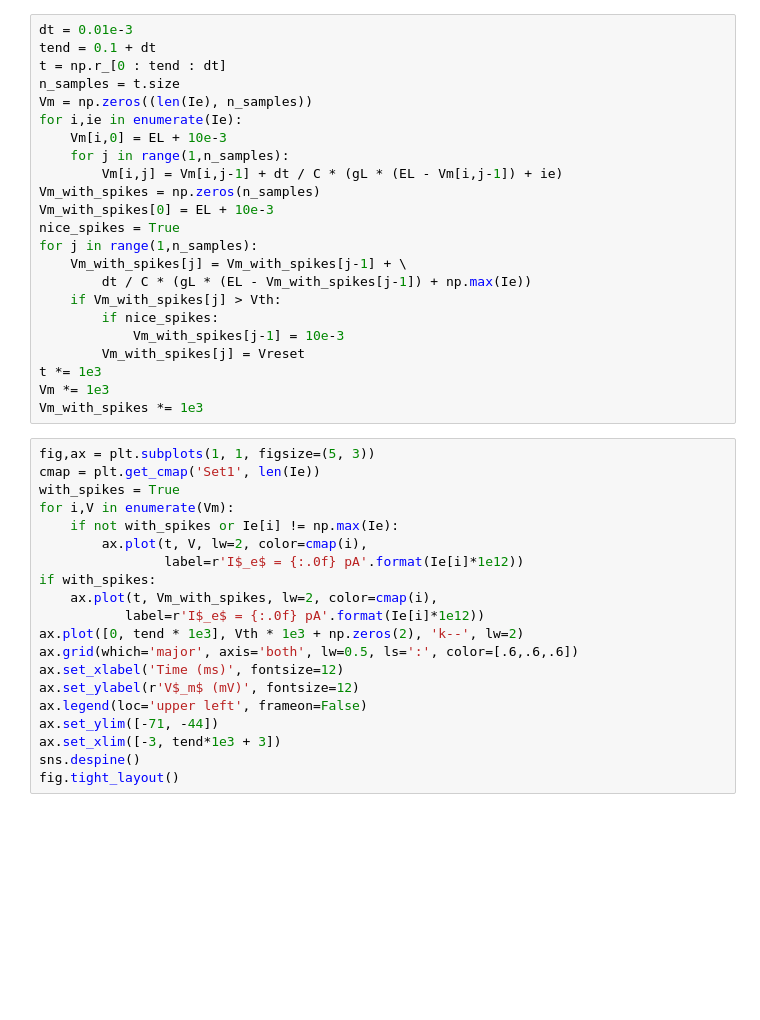
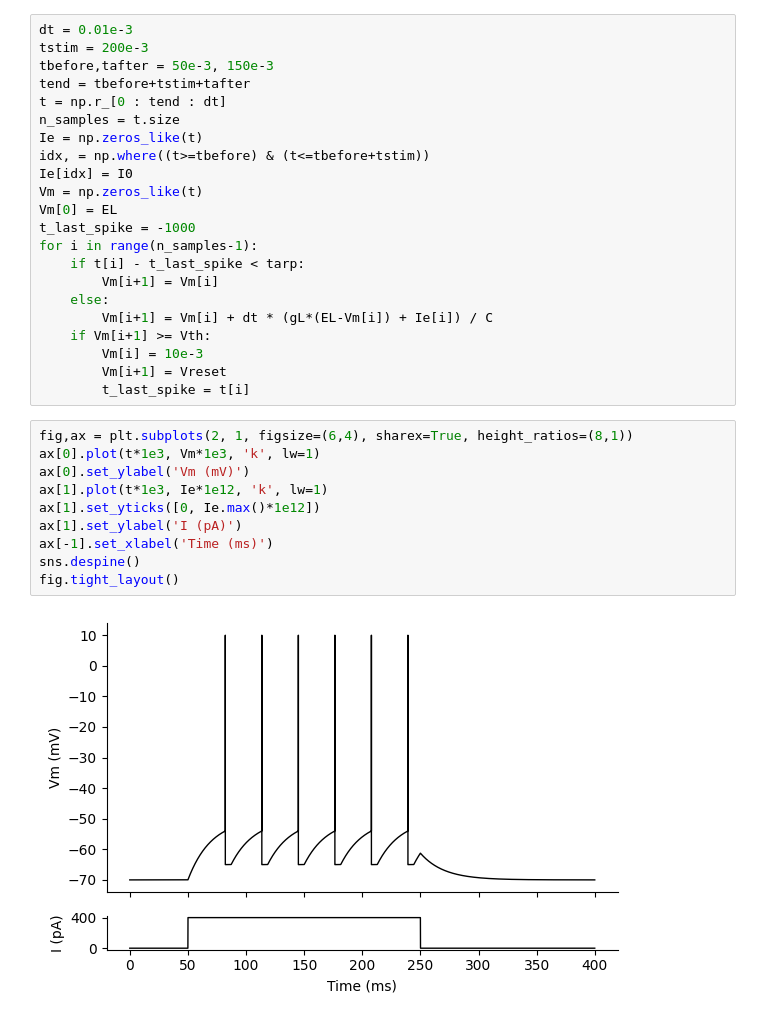
Before and after one commit to danielelinaro/comp-neuro-course-materials, a Jupyter notebook: 04_Integrate-and-fire/Leaky_IF.ipynb, the cells around one changed output. Drawn from its saved outputs; the diff is of its cells as text; blank space fills up the shorter version.

```diff
--- a/04_Integrate-and-fire/Leaky_IF.ipynb
+++ b/04_Integrate-and-fire/Leaky_IF.ipynb
@@ -15,43 +17,34 @@ Ie = [0, 250e-12, 500e-12] # [A]
-# %%
-dt = 0.01e-3
-tend = 0.1 + dt
-t = np.r_[0 : tend : dt]
-n_samples = t.size
-Vm = np.zeros((len(Ie), n_samples))
-for i,ie in enumerate(Ie):
-    Vm[i,0] = EL + 10e-3
-    for j in range(1,n_samples):
-        Vm[i,j] = Vm[i,j-1] + dt / C * (gL * (EL - Vm[i,j-1]) + ie)
-Vm_with_spikes = np.zeros(n_samples)
-Vm_with_spikes[0] = EL + 10e-3
-nice_spikes = True
-for j in range(1,n_samples):
-    Vm_with_spikes[j] = Vm_with_spikes[j-1] + \
-        dt / C * (gL * (EL - Vm_with_spikes[j-1]) + np.max(Ie))
-    if Vm_with_spikes[j] > Vth:
-        if nice_spikes:
-            Vm_with_spikes[j-1] = 10e-3
-        Vm_with_spikes[j] = Vreset
-t *= 1e3
-Vm *= 1e3
-Vm_with_spikes *= 1e3
-# %%
-fig,ax = plt.subplots(1, 1, figsize=(5, 3))
-cmap = plt.get_cmap('Set1', len(Ie))
-with_spikes = True
-for i,V in enumerate(Vm):
-    if not with_spikes or Ie[i] != np.max(Ie):
-        ax.plot(t, V, lw=2, color=cmap(i),
-                label=r'I$_e$ = {:.0f} pA'.format(Ie[i]*1e12))
-if with_spikes:
-    ax.plot(t, Vm_with_spikes, lw=2, color=cmap(i),
-           label=r'I$_e$ = {:.0f} pA'.format(Ie[i]*1e12))
-ax.plot([0, tend * 1e3], Vth * 1e3 + np.zeros(2), 'k--', lw=2)
-ax.grid(which='major', axis='both', lw=0.5, ls=':', color=[.6,.6,.6])
-ax.set_xlabel('Time (ms)', fontsize=12)
-ax.set_ylabel(r'V$_m$ (mV)', fontsize=12)
-ax.legend(loc='upper left', frameon=False)
-ax.set_ylim([-71, -44])
-ax.set_xlim([-3, tend*1e3 + 3])
-sns.despine()
-fig.tight_layout()
+# %%
+dt = 0.01e-3
+tstim = 200e-3
+tbefore,tafter = 50e-3, 150e-3
+tend = tbefore+tstim+tafter
+t = np.r_[0 : tend : dt]
+n_samples = t.size
+Ie = np.zeros_like(t)
+idx, = np.where((t>=tbefore) & (t<=tbefore+tstim))
+Ie[idx] = I0
+Vm = np.zeros_like(t)
+Vm[0] = EL
+t_last_spike = -1000
+for i in range(n_samples-1):
+    if t[i] - t_last_spike < tarp:
+        Vm[i+1] = Vm[i]
+    else:
+        Vm[i+1] = Vm[i] + dt * (gL*(EL-Vm[i]) + Ie[i]) / C
+    if Vm[i+1] >= Vth:
+        Vm[i] = 10e-3
+        Vm[i+1] = Vreset
+        t_last_spike = t[i]
+# %%
+fig,ax = plt.subplots(2, 1, figsize=(6,4), sharex=True, height_ratios=(8,1))
+ax[0].plot(t*1e3, Vm*1e3, 'k', lw=1)
+ax[0].set_ylabel('Vm (mV)')
+ax[1].plot(t*1e3, Ie*1e12, 'k', lw=1)
+ax[1].set_yticks([0, Ie.max()*1e12])
+ax[1].set_ylabel('I (pA)')
+ax[-1].set_xlabel('Time (ms)')
+sns.despine()
+fig.tight_layout()
+# %% [output]
+[figure, added]
```
Also changed, not shown: parts of 4 cells of this notebook, 13 other files.
